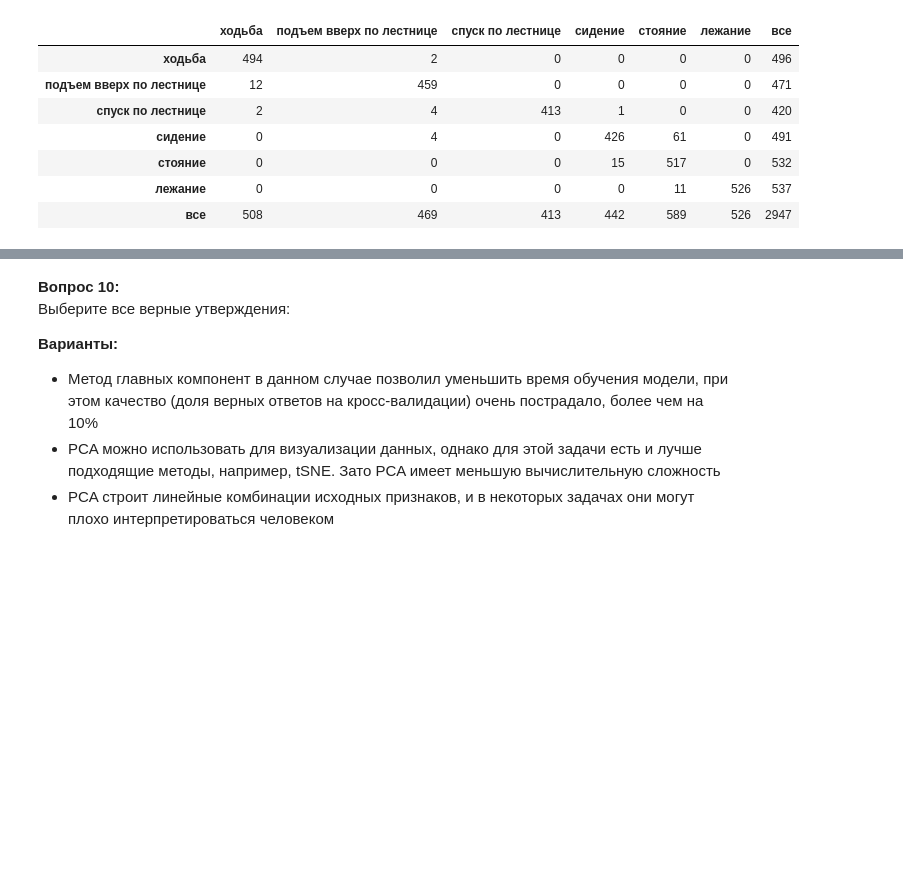
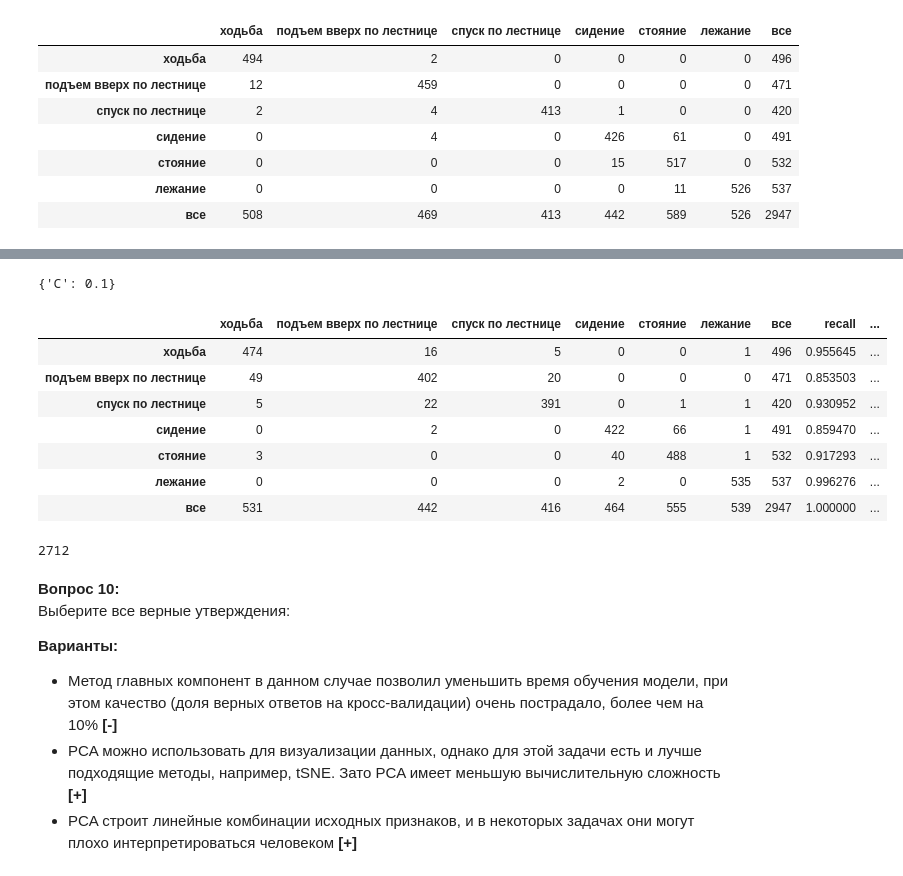
Before and after one commit to kcostya/mlcourse_open, a Jupyter notebook: jupyter_russian/homeworks/hw7_session3_unsupervised_learning.ipynb, the cells around one changed output, grey strips where cells are left out. Saved outputs shown, nothing was run; the diff lists cells and outputs as text; code cells hidden in the pictures; blank space fills up the shorter version.

```diff
--- a/jupyter_russian/homeworks/hw7_session3_unsupervised_learning.ipynb
+++ b/jupyter_russian/homeworks/hw7_session3_unsupervised_learning.ipynb
@@ -342,2 +389,12 @@ tab
 - 10%
 - 20%
+# %%
+pca = PCA(n_components=0.9, random_state=RANDOM_STATE)
+X_train_pca = pca.fit_transform(X_train_scaled)
+X_test_pca = pca.transform(X_test_scaled)
+# %%
+svc = LinearSVC(random_state=RANDOM_STATE)
+svc_params = {'C': [0.001, 0.01, 0.1, 1, 10]}
+# %%
+%%time
+best_svc = GridSearchCV(svc, svc_params, cv=3, n_jobs=-1, verbose=1).fit(X_train_pca, y_train)
@@ -344,8 +406,47 @@ tab
+# %%
+best_svc.best_params_
+# %% [output]
+{'C': 0.1}
+# %%
+y_predicted = best_svc.predict(X_test_pca)
+# %%
+tab = pd.crosstab(y_test, y_predicted, margins=True)
+tab.index = ['ходьба', 'подъем вверх по лестнице', 'спуск по лестнице',
+             'сидение', 'стояние', 'лежание', 'все']
+tab.columns = tab.index
+
+prc = []
+rcl = []
+
+for i in range(tab.shape[1]):
+    prc = np.append(prc, tab.iloc[i, i]/(np.sum(tab.iloc[i, :-1])))
+    rcl = np.append(rcl, tab.iloc[i, i]/(tab.iloc[6,i]))
+
+tab['recall'] = prc
+tab['precision'] = rcl
+
+tab
+# %% [output]
+|  | ходьба | подъем вверх по лестнице | спуск по лестнице | сидение | стояние | лежание | все | recall | ... |
+| ходьба | 474 | 16 | 5 | 0 | 0 | 1 | 496 | 0.955645 | ... |
+| подъем вверх по лестнице | 49 | 402 | 20 | 0 | 0 | 0 | 471 | 0.853503 | ... |
+| спуск по лестнице | 5 | 22 | 391 | 0 | 1 | 1 | 420 | 0.930952 | ... |
+| сидение | 0 | 2 | 0 | 422 | 66 | 1 | 491 | 0.859470 | ... |
+| стояние | 3 | 0 | 0 | 40 | 488 | 1 | 532 | 0.917293 | ... |
+| лежание | 0 | 0 | 0 | 2 | 0 | 535 | 537 | 0.996276 | ... |
+| все | 531 | 442 | 416 | 464 | 555 | 539 | 2947 | 1.000000 | ... |
+# %%
+quality = 0
+for i in range(tab.shape[0]-1):
+    quality += tab.iloc[i,i]
+quality
+# %% [output]
+2712
 # %% [markdown]
 **Вопрос 10:**<br>
 Выберите все верные утверждения:
 
 **Варианты:**
-- Метод главных компонент в данном случае позволил уменьшить время обучения модели, при этом качество (доля верных ответов на кросс-валидации) очень пострадало, более чем на 10%
-- PCA можно использовать для визуализации данных, однако для этой задачи есть и лучше подходящие методы, например, tSNE. Зато PCA имеет меньшую вычислительную сложность
-- PCA строит линейные комбинации исходных признаков, и в некоторых задачах они могут плохо интерпретироваться человеком
+- Метод главных компонент в данном случае позволил уменьшить время обучения модели, при этом качество (доля верных ответов на кросс-валидации) очень пострадало, более чем на 10% **[-]**
+- PCA можно использовать для визуализации данных, однако для этой задачи есть и лучше подходящие методы, например, tSNE. Зато PCA имеет меньшую вычислительную сложность **[+]**
+- PCA строит линейные комбинации исходных признаков, и в некоторых задачах они могут плохо интерпретироваться человеком **[+]**
```
Also changed, not shown: parts of 9 cells of this notebook.
